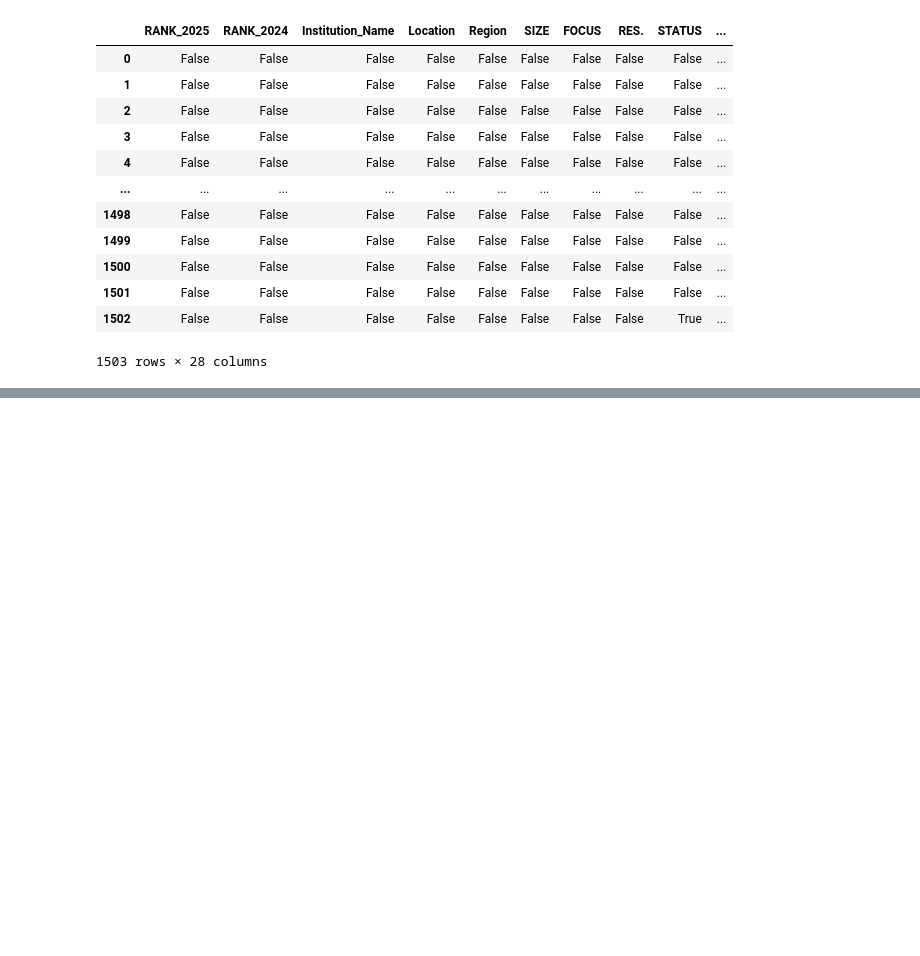
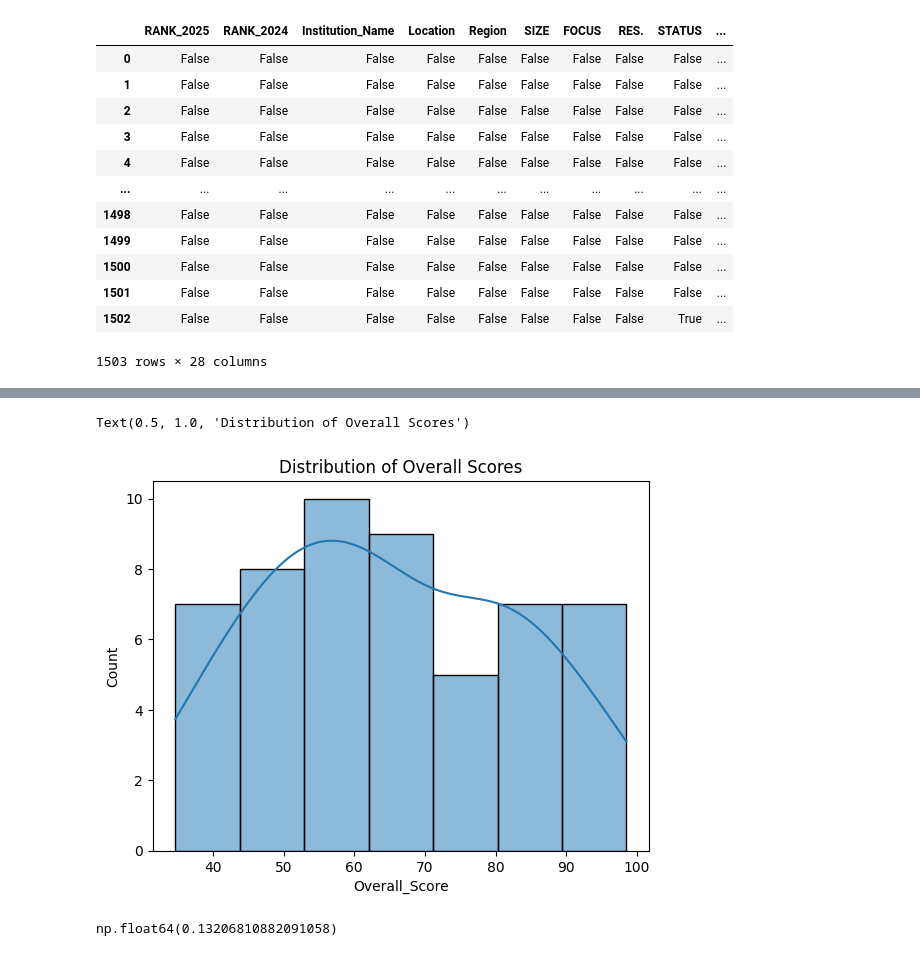
Before and after one commit to nishachaudhary6396/Python-programming, a Jupyter notebook: DataVisualization/sheetQuestions/submit.ipynb, the cells around one changed output, grey strips where cells are left out. Saved outputs shown, nothing was run; the diff lists cells and outputs as text; code cells hidden in the pictures; blank space fills up the shorter version.

```diff
--- a/DataVisualization/sheetQuestions/submit.ipynb
+++ b/DataVisualization/sheetQuestions/submit.ipynb
@@ -178,0 +281,12 @@ file[['Overall_Score', 'Score_Category']]
+# %%
+
+sns.histplot(file['Overall_Score'],kde=True)
+plt.title('Distribution of Overall Scores')
+# %% [output]
+Text(0.5, 1.0, 'Distribution of Overall Scores')
+[figure, added]
+# %%
+#Q7-> Correlation Analysis->
+file["Overall_Score"].skew()
+# %% [output]
+np.float64(0.13206810882091058)
```
Also changed, not shown: parts of 44 cells of this notebook.
